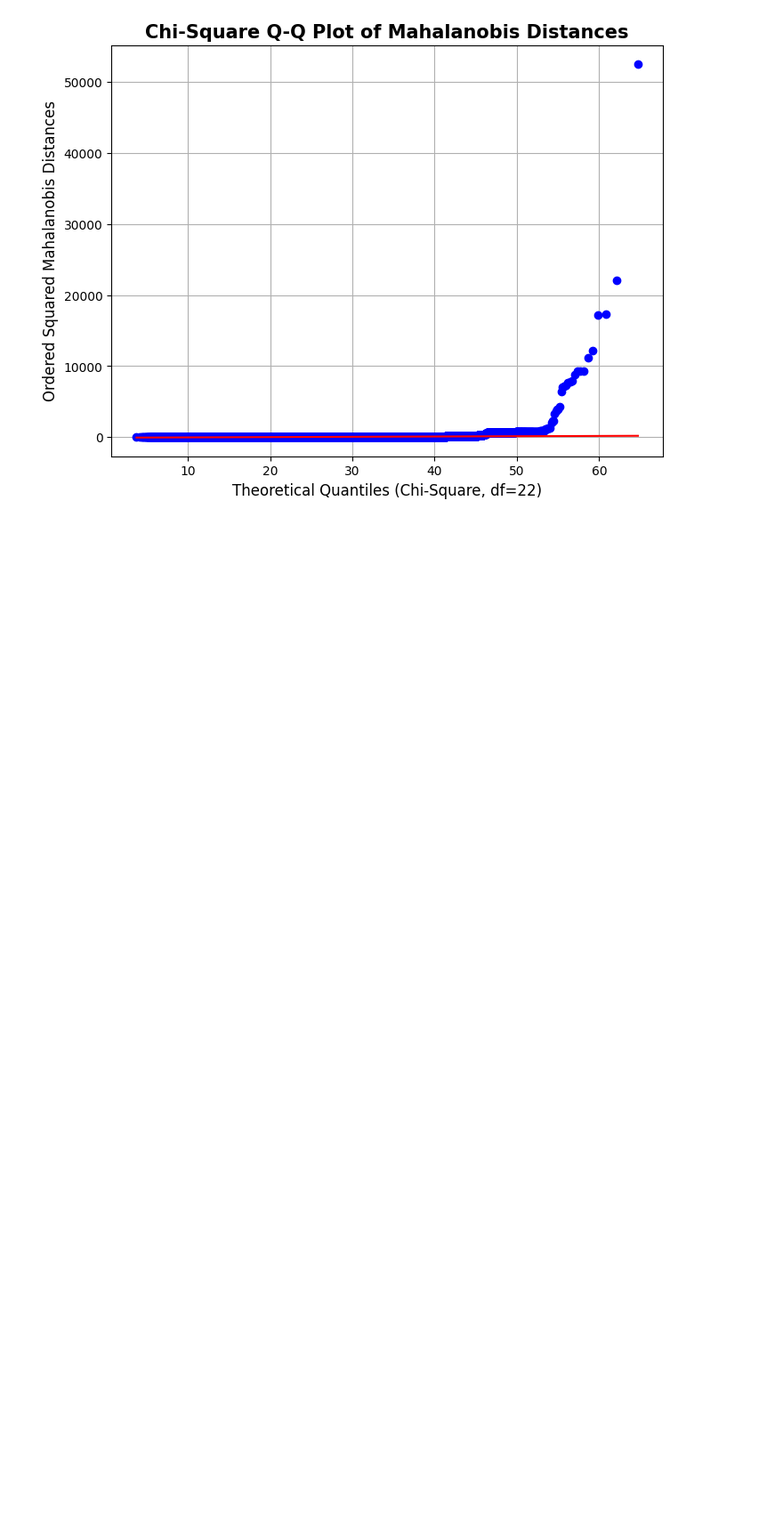
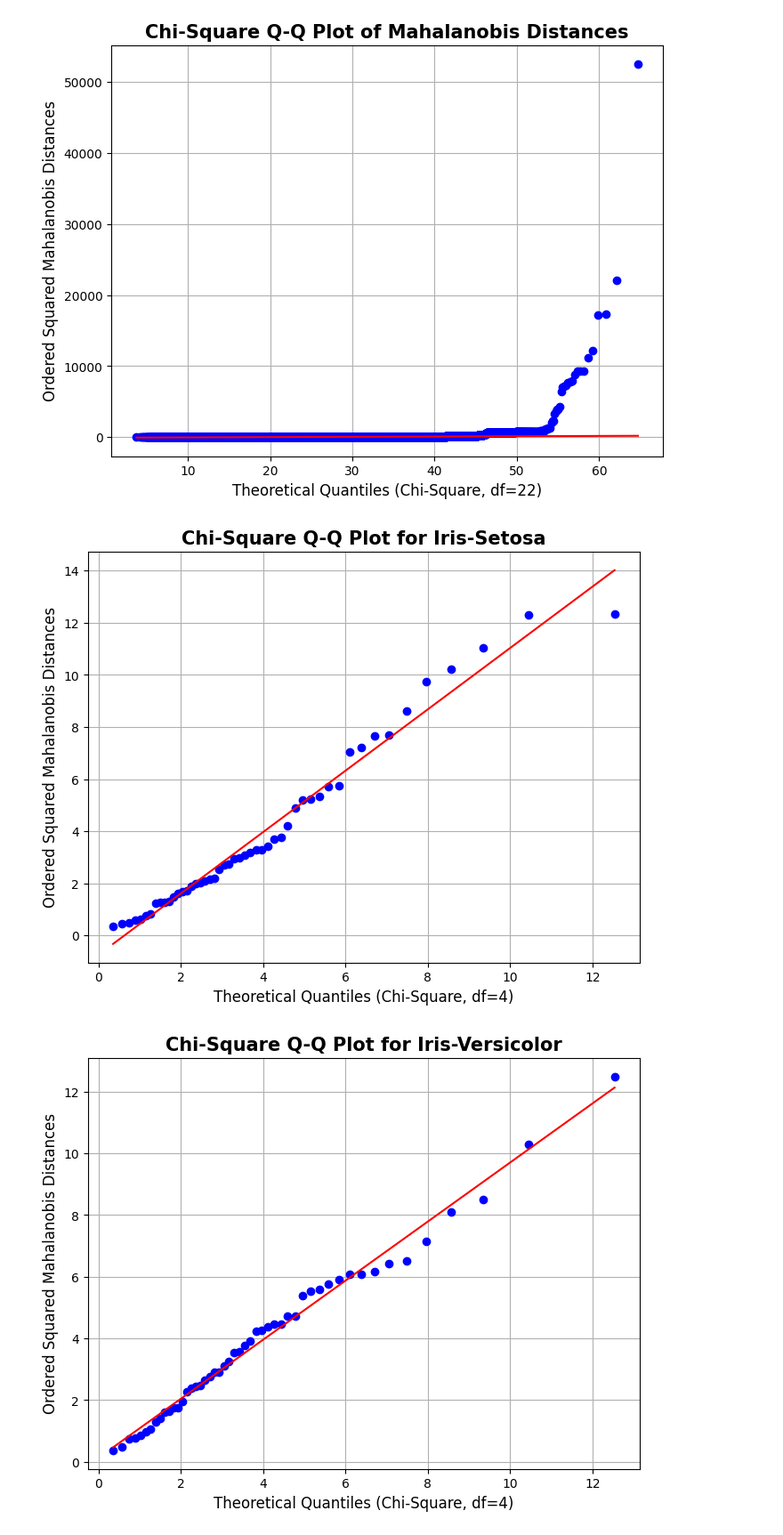
Before and after one commit to basdm96/Code-and-examples, a Jupyter notebook: EDA/data distribution/Multivariate data distribution.ipynb, the cells around one changed output. Shown at 89% size. Saved outputs shown, nothing was run; the diff lists cells and outputs as text; code cells hidden in the pictures; blank space fills up the shorter version.

```diff
--- a/EDA/data distribution/Multivariate data distribution.ipynb
+++ b/EDA/data distribution/Multivariate data distribution.ipynb
@@ -49,0 +48,47 @@ plt.show()
+# %%
+iris = load_iris()
+# %%
+df = pd.DataFrame(data=iris.data, columns=iris.feature_names)
+df['species'] = iris.target_names[iris.target]
+# %%
+species_list = df['species'].unique()
+# %%
+for species in species_list:
+    # Filter the DataFrame to get data for the current species.
+    species_df = df[df['species'] == species]
+
+    # Select only the feature columns (sepal length, etc.).
+    X = species_df.iloc[:, :4].values
+
+    # --- 3. Calculate Mahalanobis Distance (from your code) ---
+    scaler = StandardScaler()
+    X_scaled = scaler.fit_transform(X)
+
+    cov_matrix = np.cov(X_scaled, rowvar=False)
+    # Add a small value to the diagonal for numerical stability if needed
+    # cov_matrix = cov_matrix + np.eye(cov_matrix.shape[0]) * 1e-6
+    inv_cov_matrix = np.linalg.inv(cov_matrix)
+    mean_vector = np.mean(X_scaled, axis=0)
+
+    mahal_dist_sq = np.array([
+        (obs - mean_vector).T @ inv_cov_matrix @ (obs - mean_vector)
+        for obs in X_scaled
+    ])
+
+    # --- 4. Generate the Q-Q Plot ---
+    # The degrees of freedom (dof) equals the number of features.
+    dof = X.shape[1]
+
+    # Create the probability plot using scipy.stats.probplot.
+    plt.figure(figsize=(8, 6))
+    stats.probplot(mahal_dist_sq, dist="chi2", sparams=(dof,), plot=plt)
+
+    # Use a dynamic title for each species.
+    plt.title(f'Chi-Square Q-Q Plot for Iris-{species.capitalize()}', fontsize=15, weight='bold')
+    plt.xlabel(f'Theoretical Quantiles (Chi-Square, df={dof})', fontsize=12)
+    plt.ylabel('Ordered Squared Mahalanobis Distances', fontsize=12)
+    plt.grid(True)
+    plt.show()
+# %% [output]
+[figure, added]
+[figure, added]
```
Also changed, not shown: parts of 5 cells of this notebook.
